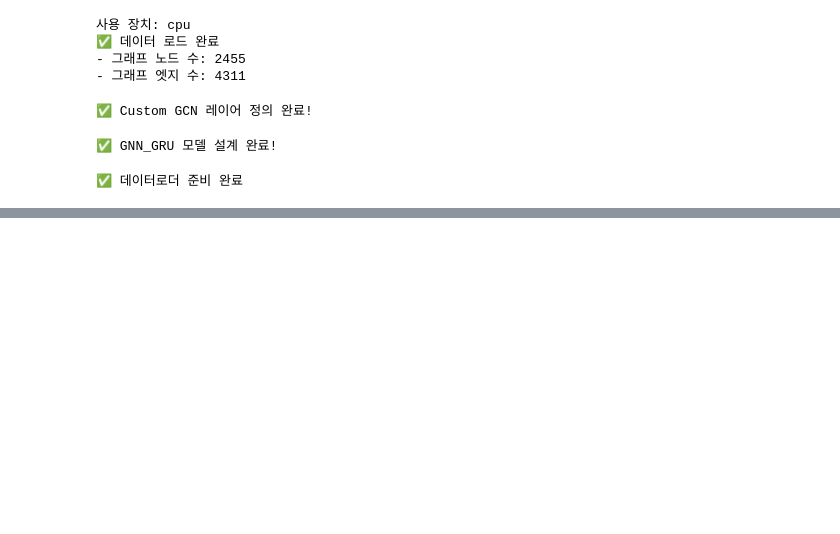
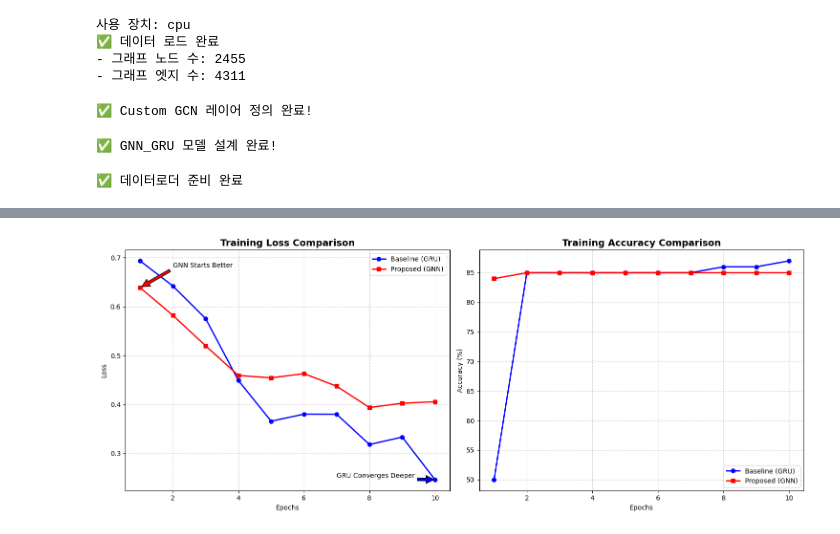
Before and after one commit to jopulation/mimic-iv-analytics, a Jupyter notebook: notebooks/07_gnn_model.ipynb, the cells around one changed output, grey strips where cells are left out. Cells and saved outputs as stored; diff of their text form; code cells hidden in the pictures; blank space fills up the shorter version.

```diff
--- a/notebooks/07_gnn_model.ipynb
+++ b/notebooks/07_gnn_model.ipynb
@@ -308,0 +309,44 @@ plt.show()
+# %%
+import matplotlib.pyplot as plt
+
+# 1. 실제 로그 데이터 입력
+epochs = range(1, 11)
+
+# GRU (5번 파일 로그)
+gru_losses = [0.6932, 0.6420, 0.5754, 0.4489, 0.3658, 0.3801, 0.3799, 0.3181, 0.3333, 0.2464]
+gru_accs = [50.0, 85.0, 85.0, 85.0, 85.0, 85.0, 85.0, 86.0, 86.0, 87.0]
+
+# GNN (7번 파일 로그)
+gnn_losses = [0.6386, 0.5820, 0.5198, 0.4592, 0.4543, 0.4629, 0.4372, 0.3937, 0.4024, 0.4055]
+gnn_accs = [84.0, 85.0, 85.0, 85.0, 85.0, 85.0, 85.0, 85.0, 85.0, 85.0]
+
+# 2. 그래프 그리기 (Loss & Accuracy 동시 시각화)
+fig, (ax1, ax2) = plt.subplots(1, 2, figsize=(15, 6))
+
+# --- [왼쪽] Loss 비교 ---
+ax1.plot(epochs, gru_losses, 'b-o', label='Baseline (GRU)', linewidth=2)
+ax1.plot(epochs, gnn_losses, 'r-s', label='Proposed (GNN)', linewidth=2)
+ax1.set_title('Training Loss Comparison', fontsize=14, fontweight='bold')
+ax1.set_xlabel('Epochs')
+ax1.set_ylabel('Loss')
+ax1.grid(True, linestyle='--', alpha=0.6)
+ax1.legend()
+ax1.annotate('GNN Starts Better', xy=(1, 0.6386), xytext=(2, 0.68),
+             arrowprops=dict(facecolor='red', shrink=0.05))
+ax1.annotate('GRU Converges Deeper', xy=(10, 0.2464), xytext=(7, 0.25),
+             arrowprops=dict(facecolor='blue', shrink=0.05))
+
+# --- [오른쪽] Accuracy 비교 ---
+ax2.plot(epochs, gru_accs, 'b-o', label='Baseline (GRU)', linewidth=2)
+ax2.plot(epochs, gnn_accs, 'r-s', label='Proposed (GNN)', linewidth=2)
+ax2.set_title('Training Accuracy Comparison', fontsize=14, fontweight='bold')
+ax2.set_xlabel('Epochs')
+ax2.set_ylabel('Accuracy (%)')
+ax2.grid(True, linestyle='--', alpha=0.6)
+ax2.legend()
+
+plt.tight_layout()
+plt.savefig('../images/comparison_result_final.png', dpi=300)
+plt.show()
+# %% [output]
+[figure, added]
```
Also changed, not shown: parts of 2 cells of this notebook, 3 other files.
